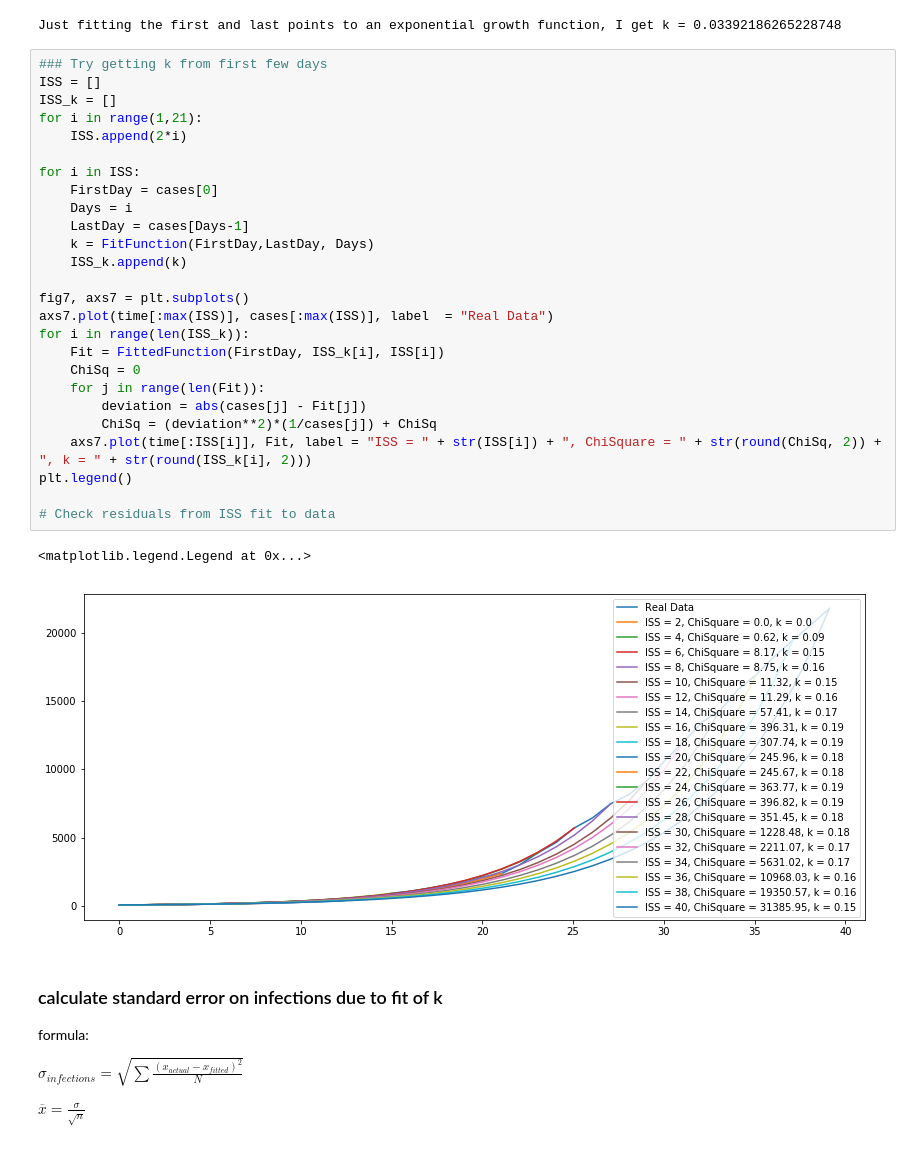
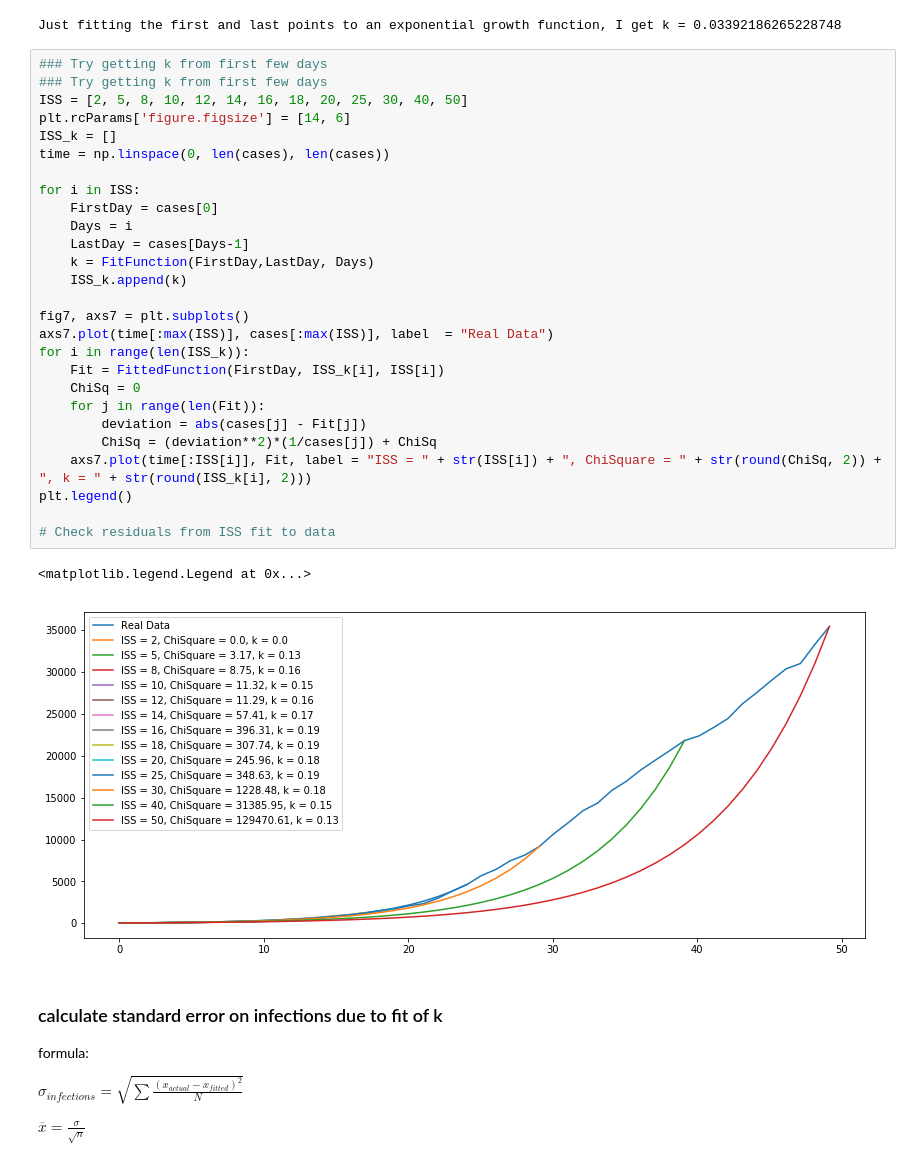
Before and after one commit to rnnisi/Phys128-CovidTracking, a Jupyter notebook: 20210214_Morefigures.ipynb, the cells around one changed output. Saved outputs shown, nothing was run; the diff lists cells and outputs as text.

```diff
--- a/20210214_Morefigures.ipynb
+++ b/20210214_Morefigures.ipynb
@@ -149,33 +149,34 @@ print("Just fitting the first and last points to an exponential growth function,
 Just fitting the first and last points to an exponential growth function, I get k = 0.03392186265228748
 # %%
 ### Try getting k from first few days
-ISS = []
+### Try getting k from first few days
+ISS = [2, 5, 8, 10, 12, 14, 16, 18, 20, 25, 30, 40, 50]
+plt.rcParams['figure.figsize'] = [14, 6]
 ISS_k = []
-for i in range(1,21):
-    ISS.append(2*i)
+time = np.linspace(0, len(cases), len(cases))
 
 for i in ISS:
     FirstDay = cases[0]
     Days = i
     LastDay = cases[Days-1]
     k = FitFunction(FirstDay,LastDay, Days)
     ISS_k.append(k)
 
 fig7, axs7 = plt.subplots()
 axs7.plot(time[:max(ISS)], cases[:max(ISS)], label  = "Real Data")
 for i in range(len(ISS_k)):
     Fit = FittedFunction(FirstDay, ISS_k[i], ISS[i])
     ChiSq = 0
     for j in range(len(Fit)):
         deviation = abs(cases[j] - Fit[j])
         ChiSq = (deviation**2)*(1/cases[j]) + ChiSq
     axs7.plot(time[:ISS[i]], Fit, label = "ISS = " + str(ISS[i]) + ", ChiSquare = " + str(round(ChiSq, 2)) + ", k = " + str(round(ISS_k[i], 2)))
 plt.legend()
 
 # Check residuals from ISS fit to data
 # %% [output]
 <matplotlib.legend.Legend at 0x...>
-[figure, old version]
+[figure, new version]
 # %% [markdown]
 ### calculate standard error on infections due to fit of k
 formula:
```
Also changed, not shown: parts of 3 cells of this notebook, 5 other files.
